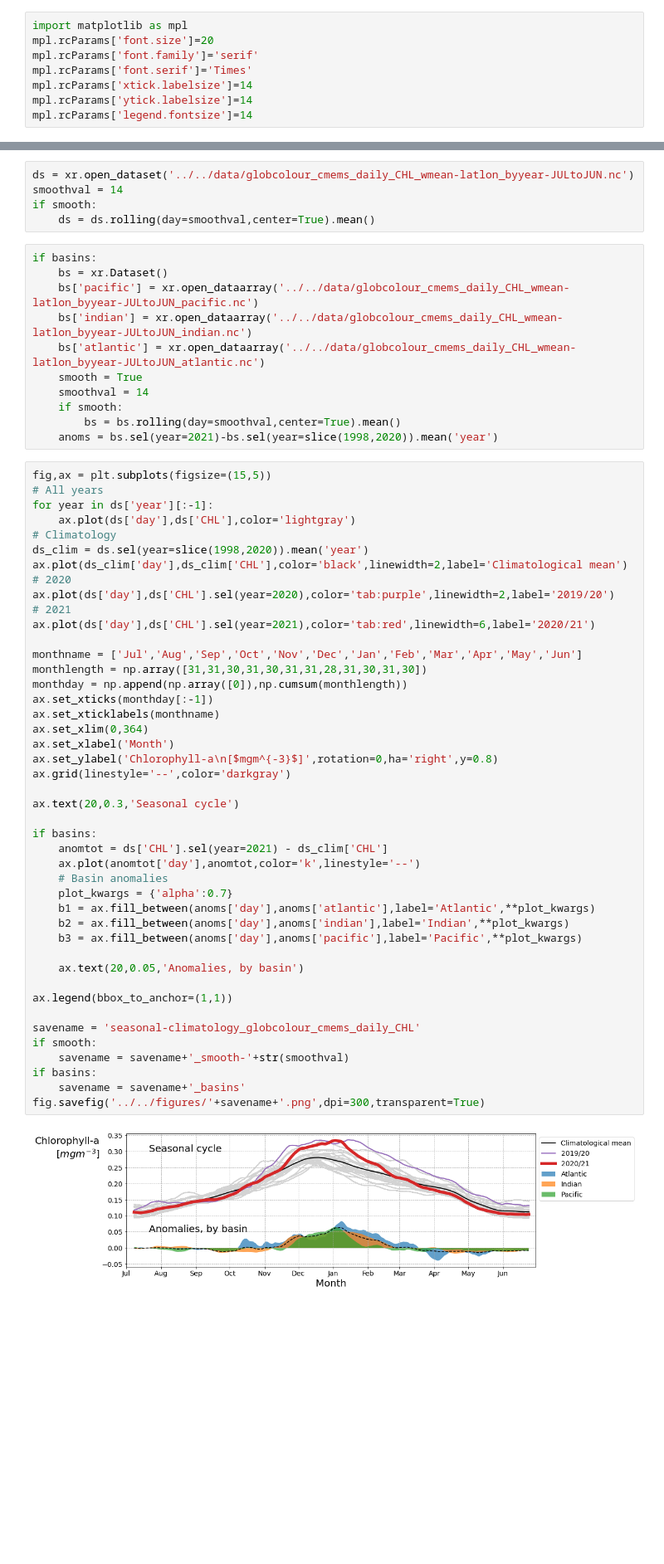
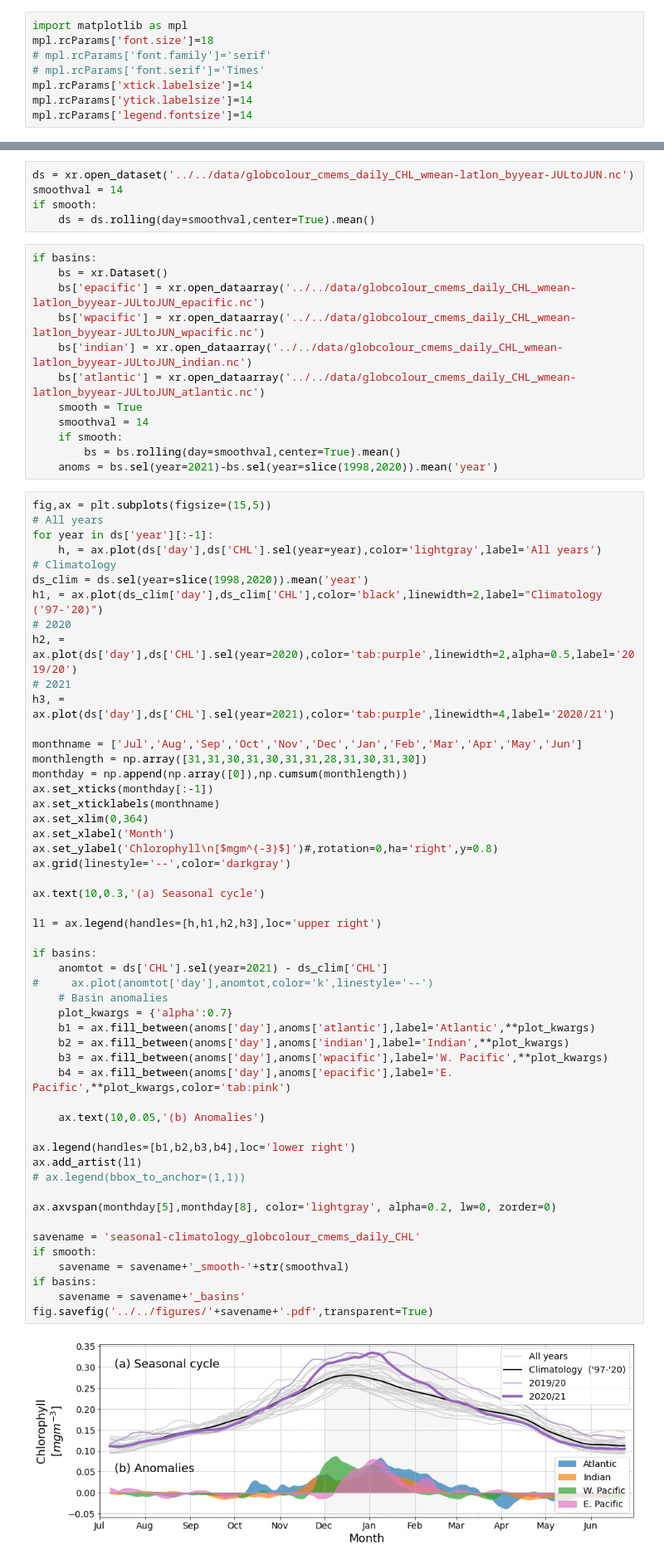
Before and after one commit to gmacgilchrist/chlorophyll_bams, a Jupyter notebook: notebooks/gmacgilchrist/draw_seasonal-climatology_globcolour.ipynb, the cells around one changed output, grey strips where cells are left out. Shown at 83% size. Drawn from its saved outputs; the diff is of its cells as text; blank space fills up the shorter version.

Commit message:
newest version of figures

```diff
--- a/notebooks/gmacgilchrist/draw_seasonal-climatology_globcolour.ipynb
+++ b/notebooks/gmacgilchrist/draw_seasonal-climatology_globcolour.ipynb
@@ -9,9 +9,9 @@ import glob
 import utils.geo as geo
 # %%
 import matplotlib as mpl
-mpl.rcParams['font.size']=20
-mpl.rcParams['font.family']='serif'
-mpl.rcParams['font.serif']='Times'
+mpl.rcParams['font.size']=18
+# mpl.rcParams['font.family']='serif'
+# mpl.rcParams['font.serif']='Times'
 mpl.rcParams['xtick.labelsize']=14
 mpl.rcParams['ytick.labelsize']=14
 mpl.rcParams['legend.fontsize']=14
@@ -31,7 +31,8 @@ if smooth:
 # %%
 if basins:
     bs = xr.Dataset()
-    bs['pacific'] = xr.open_dataarray('../../data/globcolour_cmems_daily_CHL_wmean-latlon_byyear-JULtoJUN_pacific.nc')
+    bs['epacific'] = xr.open_dataarray('../../data/globcolour_cmems_daily_CHL_wmean-latlon_byyear-JULtoJUN_epacific.nc')
+    bs['wpacific'] = xr.open_dataarray('../../data/globcolour_cmems_daily_CHL_wmean-latlon_byyear-JULtoJUN_wpacific.nc')
     bs['indian'] = xr.open_dataarray('../../data/globcolour_cmems_daily_CHL_wmean-latlon_byyear-JULtoJUN_indian.nc')
     bs['atlantic'] = xr.open_dataarray('../../data/globcolour_cmems_daily_CHL_wmean-latlon_byyear-JULtoJUN_atlantic.nc')
     smooth = True
@@ -43,48 +44,55 @@ if basins:
 fig,ax = plt.subplots(figsize=(15,5))
 # All years
 for year in ds['year'][:-1]:
-    ax.plot(ds['day'],ds['CHL'],color='lightgray')
+    h, = ax.plot(ds['day'],ds['CHL'].sel(year=year),color='lightgray',label='All years')
 # Climatology
 ds_clim = ds.sel(year=slice(1998,2020)).mean('year')
-ax.plot(ds_clim['day'],ds_clim['CHL'],color='black',linewidth=2,label='Climatological mean')
+h1, = ax.plot(ds_clim['day'],ds_clim['CHL'],color='black',linewidth=2,label="Climatology  ('97-'20)")
 # 2020
-ax.plot(ds['day'],ds['CHL'].sel(year=2020),color='tab:purple',linewidth=2,label='2019/20')
+h2, = ax.plot(ds['day'],ds['CHL'].sel(year=2020),color='tab:purple',linewidth=2,alpha=0.5,label='2019/20')
 # 2021
-ax.plot(ds['day'],ds['CHL'].sel(year=2021),color='tab:red',linewidth=6,label='2020/21')
+h3, = ax.plot(ds['day'],ds['CHL'].sel(year=2021),color='tab:purple',linewidth=4,label='2020/21')
 
 monthname = ['Jul','Aug','Sep','Oct','Nov','Dec','Jan','Feb','Mar','Apr','May','Jun']
 monthlength = np.array([31,31,30,31,30,31,31,28,31,30,31,30])
 monthday = np.append(np.array([0]),np.cumsum(monthlength))
 ax.set_xticks(monthday[:-1])
 ax.set_xticklabels(monthname)
 ax.set_xlim(0,364)
 ax.set_xlabel('Month')
-ax.set_ylabel('Chlorophyll-a\n[$mgm^{-3}$]',rotation=0,ha='right',y=0.8)
+ax.set_ylabel('Chlorophyll\n[$mgm^{-3}$]')#,rotation=0,ha='right',y=0.8)
 ax.grid(linestyle='--',color='darkgray')
 
-ax.text(20,0.3,'Seasonal cycle')
+ax.text(10,0.3,'(a) Seasonal cycle')
+
+l1 = ax.legend(handles=[h,h1,h2,h3],loc='upper right')
 
 if basins:
     anomtot = ds['CHL'].sel(year=2021) - ds_clim['CHL']
-    ax.plot(anomtot['day'],anomtot,color='k',linestyle='--')
+#     ax.plot(anomtot['day'],anomtot,color='k',linestyle='--')
     # Basin anomalies
     plot_kwargs = {'alpha':0.7}
     b1 = ax.fill_between(anoms['day'],anoms['atlantic'],label='Atlantic',**plot_kwargs)
     b2 = ax.fill_between(anoms['day'],anoms['indian'],label='Indian',**plot_kwargs)
-    b3 = ax.fill_between(anoms['day'],anoms['pacific'],label='Pacific',**plot_kwargs)
+    b3 = ax.fill_between(anoms['day'],anoms['wpacific'],label='W. Pacific',**plot_kwargs)
+    b4 = ax.fill_between(anoms['day'],anoms['epacific'],label='E. Pacific',**plot_kwargs,color='tab:pink')
 
-    ax.text(20,0.05,'Anomalies, by basin')
+    ax.text(10,0.05,'(b) Anomalies')
 
-ax.legend(bbox_to_anchor=(1,1))
+ax.legend(handles=[b1,b2,b3,b4],loc='lower right')
+ax.add_artist(l1)
+# ax.legend(bbox_to_anchor=(1,1))
+
+ax.axvspan(monthday[5],monthday[8], color='lightgray', alpha=0.2, lw=0, zorder=0)
 
 savename = 'seasonal-climatology_globcolour_cmems_daily_CHL'
 if smooth:
     savename = savename+'_smooth-'+str(smoothval)
 if basins:
     savename = savename+'_basins'
-fig.savefig('../../figures/'+savename+'.png',dpi=300,transparent=True)
+fig.savefig('../../figures/'+savename+'.pdf',transparent=True)
 # %% [output]
-[figure, old version]
+[figure, new version]
 # %% [markdown]
 ## Working from raw globcolour (8-day) data
 # %% [markdown]
```
Also changed, not shown: parts of 1 cell of this notebook, 4 other files.
